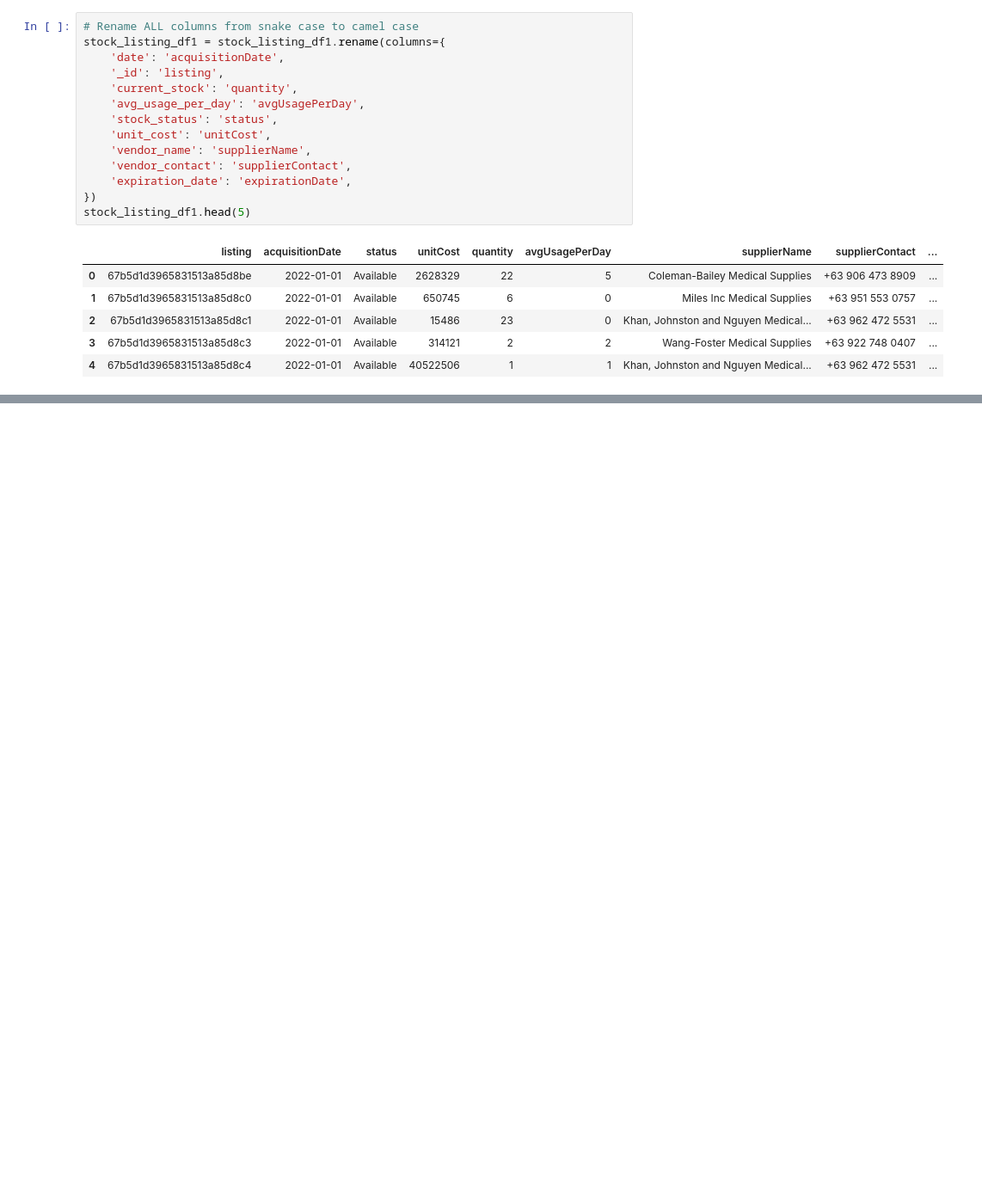
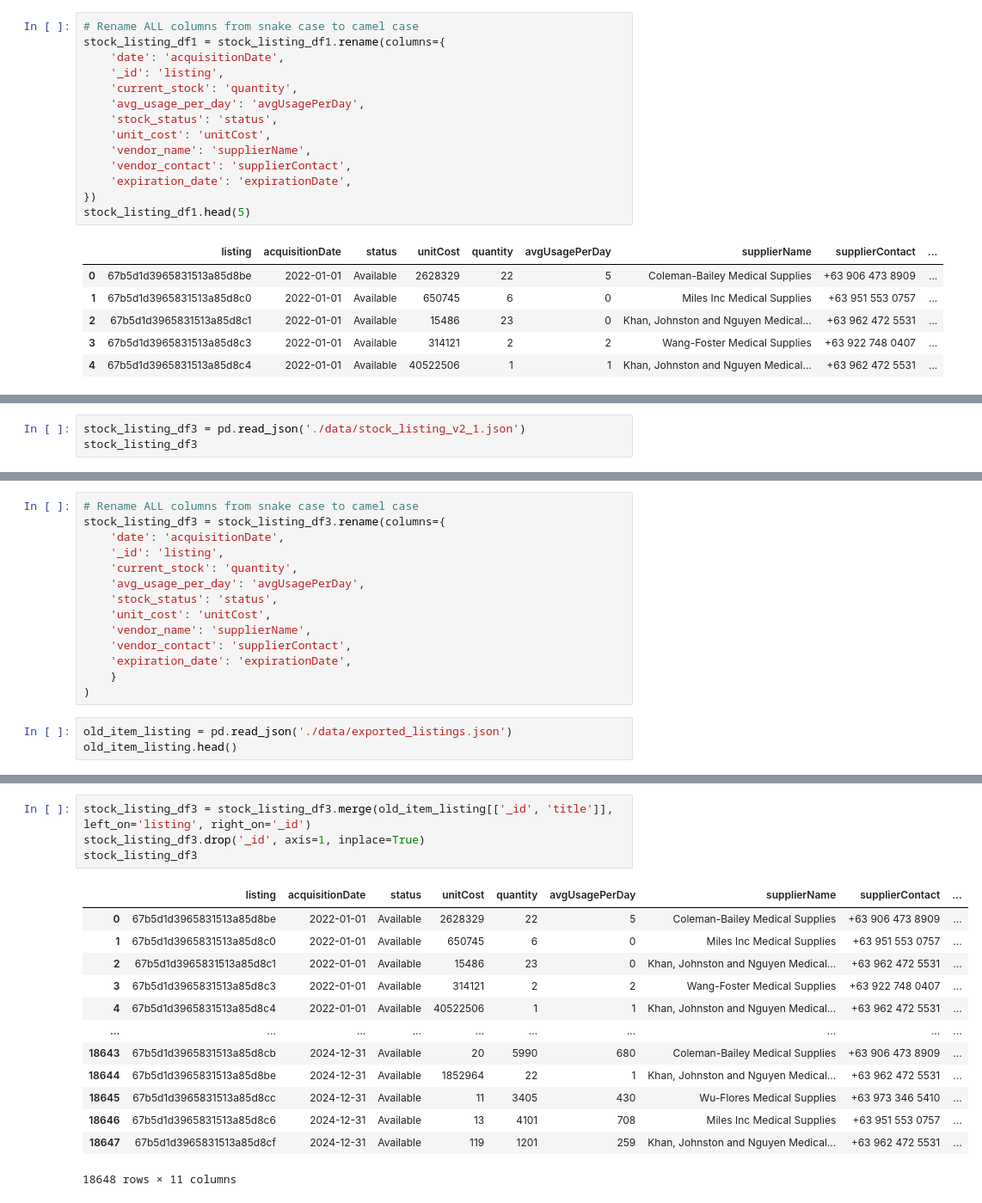
Before and after one commit to KubangPawis/hospital-inventory-demand-forecasting, a Jupyter notebook: synthetic_data_gen.ipynb, the cells around one changed output, grey strips where cells are left out. Shown at 86% size. Drawn from its saved outputs; the diff is of its cells as text; blank space fills up the shorter version.

Commit message:
feat(data): update item listing data identifier

```diff
--- a/synthetic_data_gen.ipynb
+++ b/synthetic_data_gen.ipynb
@@ -917,0 +920,3 @@ File saved successfully!
+# %%
+stock_listing_df3 = pd.read_json('./data/stock_listing_v2_1.json')
+stock_listing_df3
@@ -917,0 +937,17 @@ File saved successfully!
+# %%
+# Rename ALL columns from snake case to camel case
+stock_listing_df3 = stock_listing_df3.rename(columns={
+    'date': 'acquisitionDate',
+    '_id': 'listing',
+    'current_stock': 'quantity',
+    'avg_usage_per_day': 'avgUsagePerDay',
+    'stock_status': 'status',
+    'unit_cost': 'unitCost',
+    'vendor_name': 'supplierName',
+    'vendor_contact': 'supplierContact',
+    'expiration_date': 'expirationDate',
+    }
+)
+# %%
+old_item_listing = pd.read_json('./data/exported_listings.json')
+old_item_listing.head()
@@ -917,0 +961,18 @@ File saved successfully!
+# %%
+stock_listing_df3 = stock_listing_df3.merge(old_item_listing[['_id', 'title']], left_on='listing', right_on='_id')
+stock_listing_df3.drop('_id', axis=1, inplace=True)
+stock_listing_df3
+# %% [output]
+|  | listing | acquisitionDate | status | unitCost | quantity | avgUsagePerDay | supplierName | supplierContact | ... |
+| 0 | 67b5d1d3965831513a85d8be | 2022-01-01 | Available | 2628329 | 22 | 5 | Coleman-Bailey Medical Supplies | +63 906 473 8909 | ... |
+| 1 | 67b5d1d3965831513a85d8c0 | 2022-01-01 | Available | 650745 | 6 | 0 | Miles Inc Medical Supplies | +63 951 553 0757 | ... |
+| 2 | 67b5d1d3965831513a85d8c1 | 2022-01-01 | Available | 15486 | 23 | 0 | Khan, Johnston and Nguyen Medical... | +63 962 472 5531 | ... |
+| 3 | 67b5d1d3965831513a85d8c3 | 2022-01-01 | Available | 314121 | 2 | 2 | Wang-Foster Medical Supplies | +63 922 748 0407 | ... |
+| 4 | 67b5d1d3965831513a85d8c4 | 2022-01-01 | Available | 40522506 | 1 | 1 | Khan, Johnston and Nguyen Medical... | +63 962 472 5531 | ... |
+| ... | ... | ... | ... | ... | ... | ... | ... | ... | ... |
+| 18643 | 67b5d1d3965831513a85d8cb | 2024-12-31 | Available | 20 | 5990 | 680 | Coleman-Bailey Medical Supplies | +63 906 473 8909 | ... |
+| 18644 | 67b5d1d3965831513a85d8be | 2024-12-31 | Available | 1852964 | 22 | 1 | Khan, Johnston and Nguyen Medical... | +63 962 472 5531 | ... |
+| 18645 | 67b5d1d3965831513a85d8cc | 2024-12-31 | Available | 11 | 3405 | 430 | Wu-Flores Medical Supplies | +63 973 346 5410 | ... |
+| 18646 | 67b5d1d3965831513a85d8c6 | 2024-12-31 | Available | 13 | 4101 | 708 | Miles Inc Medical Supplies | +63 951 553 0757 | ... |
+| 18647 | 67b5d1d3965831513a85d8cf | 2024-12-31 | Available | 119 | 1201 | 259 | Khan, Johnston and Nguyen Medical... | +63 962 472 5531 | ... |
+18648 rows × 11 columns
```
Also changed, not shown: parts of 15 cells of this notebook, 1 other file.
